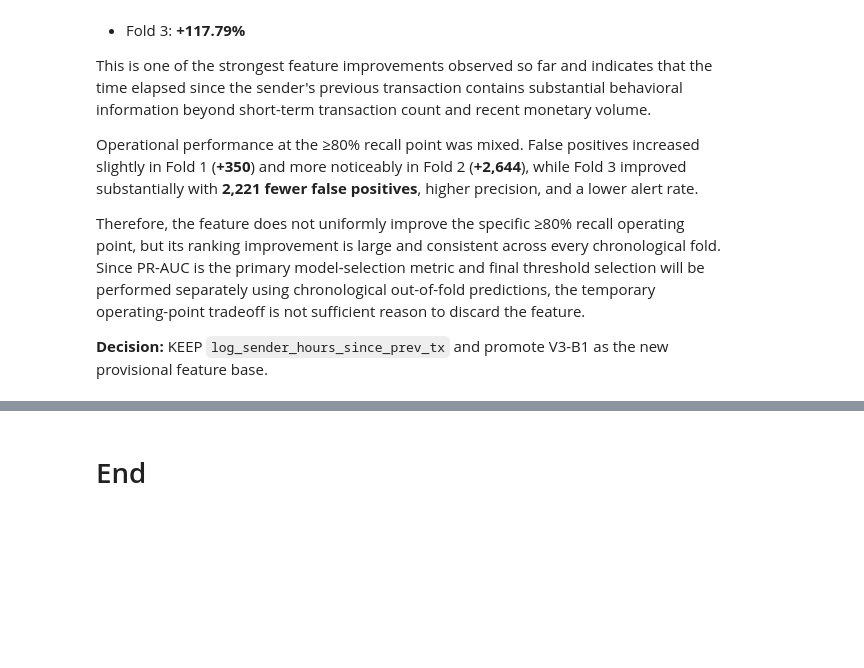
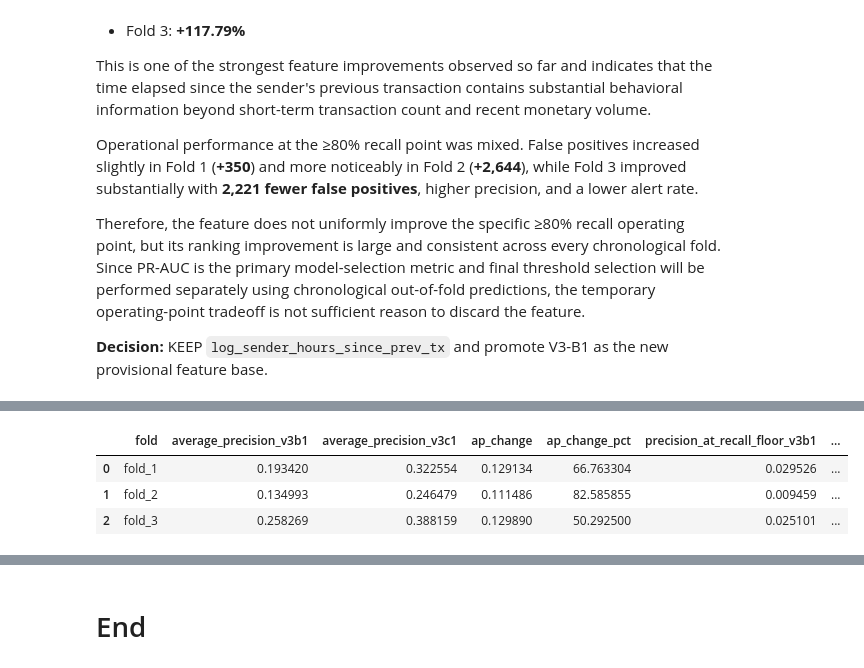
Before and after one commit to surabhi1914/Catch_Fraud, a Jupyter notebook: notebooks/05_lightgbm_feature_engineering.ipynb.ipynb, the cells around one changed output, grey strips where cells are left out. Saved outputs shown, nothing was run; the diff lists cells and outputs as text; code cells hidden in the pictures; blank space fills up the shorter version.

```diff
--- a/notebooks/05_lightgbm_feature_engineering.ipynb.ipynb
+++ b/notebooks/05_lightgbm_feature_engineering.ipynb.ipynb
@@ -5419,0 +5949,42 @@ Therefore, the feature does not uniformly improve the specific ≥80% recall ope
+# %%
+comparison_v3c1["ap_change"] = (
+    comparison_v3c1["average_precision_v3c1"]
+    - comparison_v3c1["average_precision_v3b1"]
+)
+
+comparison_v3c1["ap_change_pct"] = (
+    comparison_v3c1["ap_change"] / comparison_v3c1["average_precision_v3b1"] * 100
+)
+
+comparison_v3c1["fp_change"] = (
+    comparison_v3c1["false_positives_at_recall_floor_v3c1"]
+    - comparison_v3c1["false_positives_at_recall_floor_v3b1"]
+)
+
+comparison_v3c1["alert_rate_change"] = (
+    comparison_v3c1["alert_rate_at_recall_floor_v3c1"]
+    - comparison_v3c1["alert_rate_at_recall_floor_v3b1"]
+)
+# %%
+comparison_v3c1[
+    [
+        "fold",
+        "average_precision_v3b1",
+        "average_precision_v3c1",
+        "ap_change",
+        "ap_change_pct",
+        "precision_at_recall_floor_v3b1",
+        "precision_at_recall_floor_v3c1",
+        "false_positives_at_recall_floor_v3b1",
+        "false_positives_at_recall_floor_v3c1",
+        "fp_change",
+        "alert_rate_at_recall_floor_v3b1",
+        "alert_rate_at_recall_floor_v3c1",
+        "alert_rate_change",
+    ]
+]
+# %% [output]
+|  | fold | average_precision_v3b1 | average_precision_v3c1 | ap_change | ap_change_pct | precision_at_recall_floor_v3b1 | ... |
+| 0 | fold_1 | 0.193420 | 0.322554 | 0.129134 | 66.763304 | 0.029526 | ... |
+| 1 | fold_2 | 0.134993 | 0.246479 | 0.111486 | 82.585855 | 0.009459 | ... |
+| 2 | fold_3 | 0.258269 | 0.388159 | 0.129890 | 50.292500 | 0.025101 | ... |
```
Also changed, not shown: parts of 116 cells of this notebook, 3 other files.
